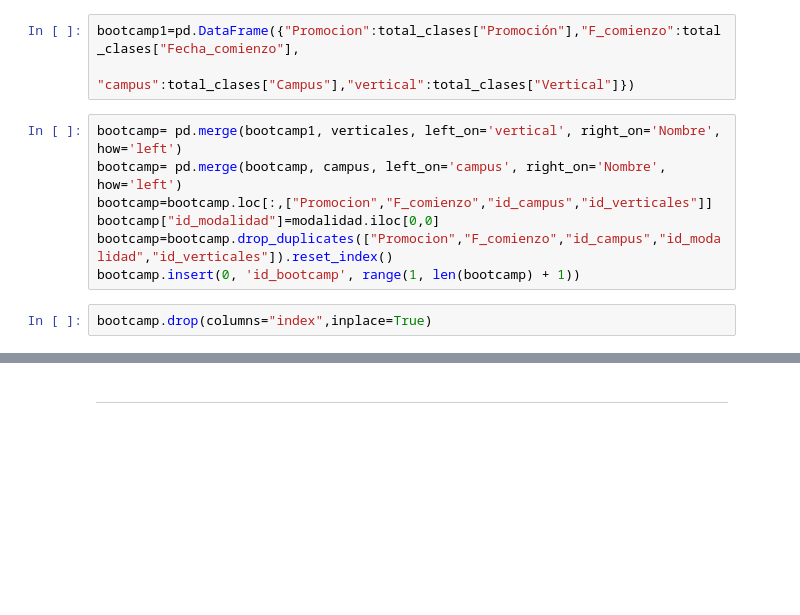
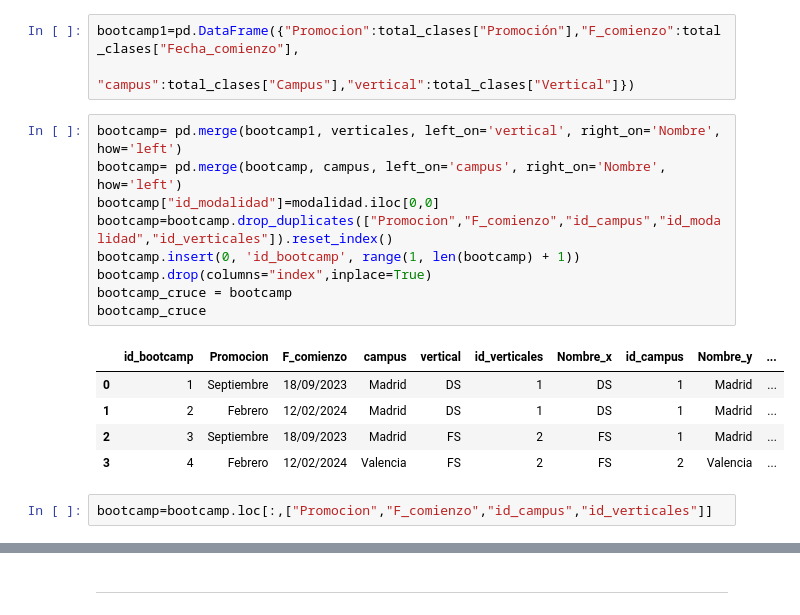
Before and after one commit to IreneAP19/DDBB, a Jupyter notebook: DDBB.ipynb, the cells around one changed output, grey strips where cells are left out. Drawn from its saved outputs; the diff is of its cells as text; blank space fills up the shorter version.

```diff
--- a/DDBB.ipynb
+++ b/DDBB.ipynb
@@ -174,12 +174,20 @@ bootcamp1=pd.DataFrame({"Promocion":total_clases["Promoción"],"F_comienzo":tota
 # %%
 bootcamp= pd.merge(bootcamp1, verticales, left_on='vertical', right_on='Nombre', how='left')
 bootcamp= pd.merge(bootcamp, campus, left_on='campus', right_on='Nombre', how='left')
-bootcamp=bootcamp.loc[:,["Promocion","F_comienzo","id_campus","id_verticales"]]
 bootcamp["id_modalidad"]=modalidad.iloc[0,0]
 bootcamp=bootcamp.drop_duplicates(["Promocion","F_comienzo","id_campus","id_modalidad","id_verticales"]).reset_index()
 bootcamp.insert(0, 'id_bootcamp', range(1, len(bootcamp) + 1))
+bootcamp.drop(columns="index",inplace=True)
+bootcamp_cruce = bootcamp
+bootcamp_cruce
+# %% [output]
+|  | id_bootcamp | Promocion | F_comienzo | campus | vertical | id_verticales | Nombre_x | id_campus | Nombre_y | ... |
+| 0 | 1 | Septiembre | 18/09/2023 | Madrid | DS | 1 | DS | 1 | Madrid | ... |
+| 1 | 2 | Febrero | 12/02/2024 | Madrid | DS | 1 | DS | 1 | Madrid | ... |
+| 2 | 3 | Septiembre | 18/09/2023 | Madrid | FS | 2 | FS | 1 | Madrid | ... |
+| 3 | 4 | Febrero | 12/02/2024 | Valencia | FS | 2 | FS | 2 | Valencia | ... |
-# %%
-bootcamp.drop(columns="index",inplace=True)
+# %%
+bootcamp=bootcamp.loc[:,["Promocion","F_comienzo","id_campus","id_verticales"]]
 # %%
 bootcamp
 # %% [output]
```
Also changed, not shown: parts of 4 cells of this notebook.
